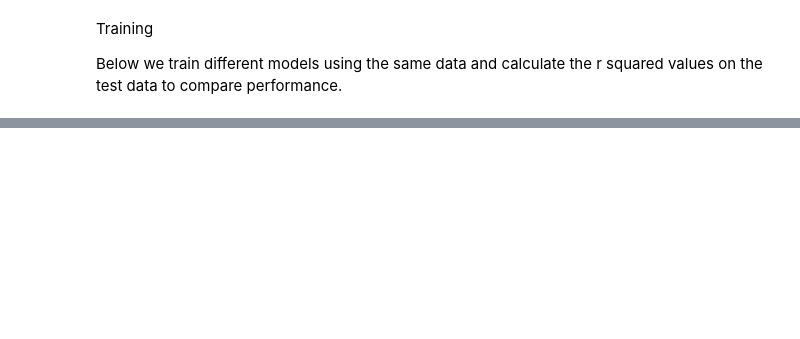
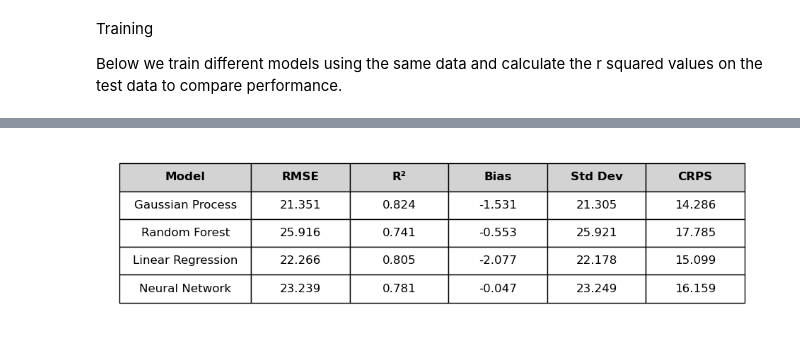
Before and after one commit to great-lakes-ai-lab/cnbs-predictor, a Jupyter notebook: notebooks/production/0_LEF_model_training_cnbs.ipynb, the cells around one changed output, grey strips where cells are left out. Saved outputs shown, nothing was run; the diff lists cells and outputs as text; code cells hidden in the pictures; blank space fills up the shorter version.

```diff
--- a/notebooks/production/0_LEF_model_training_cnbs.ipynb
+++ b/notebooks/production/0_LEF_model_training_cnbs.ipynb
@@ -309,0 +314,51 @@ Mean Squared Error: 0.2080732343849684
+# %%
+skill_GP = compute_skill_metrics('Gaussian Process', y_test_scaled, y_pred_GP, y_scaler)
+skill_RF = compute_skill_metrics('Random Forest', y_test_scaled, y_pred_RFR, y_scaler)
+skill_LR = compute_skill_metrics('Linear Regression', y_test_scaled, y_pred_LR, y_scaler)
+skill_NN = compute_skill_metrics('Neural Network', y_test_scaled, y_pred_NN, y_scaler)
+
+results_df = pd.concat([skill_GP, skill_RF, skill_LR, skill_NN])
+# %%
+def plot_styled_table(df):
+    fig, ax = plt.subplots(figsize=(12, 3))
+    ax.axis('off')  # Hide axes
+
+    # Prepare table data: header + data
+    table_data = [df.columns.to_list()] + df.round(3).values.tolist()
+
+    # Create table
+    table = ax.table(
+        cellText=table_data,
+        loc='center',
+        cellLoc='center',
+        edges='closed'
+    )
+
+    # Style header cells
+    for (row, col), cell in table.get_celld().items():
+        # Header row
+        if row == 0:
+            cell.set_facecolor('#d3d3d3')  # Grey background
+            cell.get_text().set_fontweight('bold')
+        cell.get_text().set_fontsize(12)
+
+    # Adjust column widths and row heights
+    # Let's make the first column (Model) wider, and increase height of all rows
+    for (row, col), cell in table.get_celld().items():
+        # Increase height for all cells
+        cell.set_height(0.17)  # default is ~0.04, increase for taller rows
+
+        # Make 'Model' column wider
+        if col == 0:
+            cell.set_width(0.2)  # wider than default (~0.1)
+        else:
+            cell.set_width(0.15)  # default width for other columns
+
+    # Prevent auto scaling messing with your manual sizes
+    table.auto_set_font_size(False)
+
+    plt.show()
+
+plot_styled_table(results_df)
+# %% [output]
+[figure, added]
```
Also changed, not shown: parts of 16 cells of this notebook, 16 other files.
